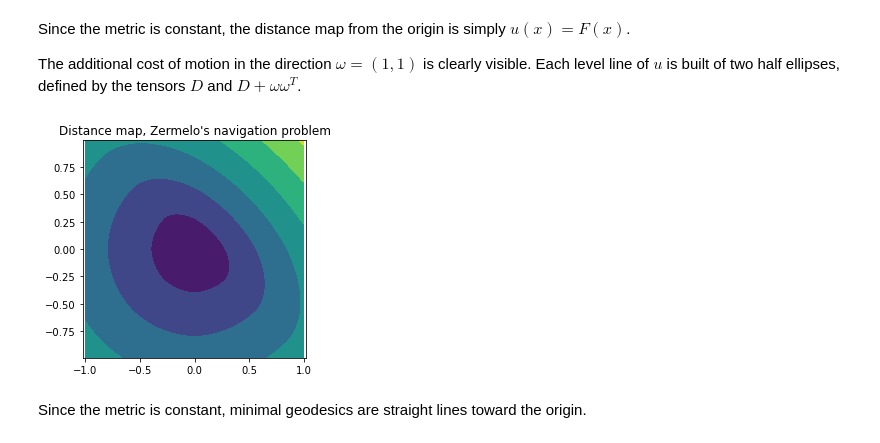
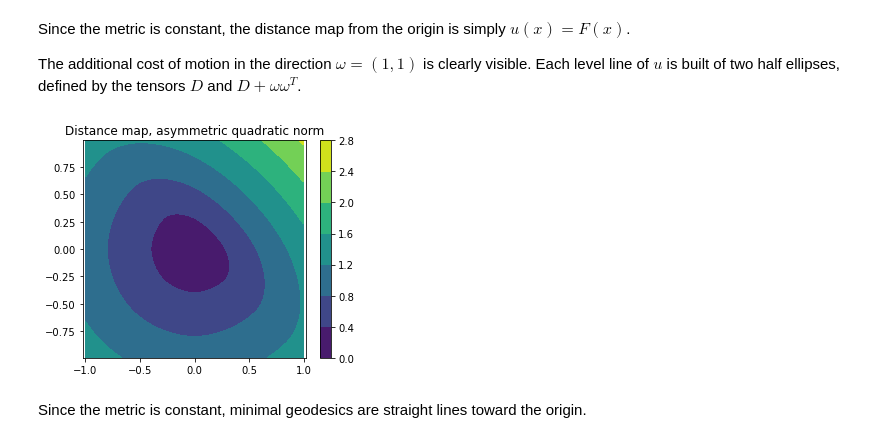
Before and after one commit to Mirebeau/AdaptiveGridDiscretizations, a Jupyter notebook: Notebooks_FMM/AsymmetricQuadratic.ipynb, the cells around one changed output. Cells and saved outputs as stored; diff of their text form; code cells hidden in the pictures.

```diff
--- a/Notebooks_FMM/AsymmetricQuadratic.ipynb
+++ b/Notebooks_FMM/AsymmetricQuadratic.ipynb
@@ -109,10 +127,11 @@ Since the metric is constant, the distance map  from the origin is simply $u(x)
 The additional cost of motion in the direction $\omega = (1,1)$ is clearly visible.
 Each level line of $u$ is built of two half ellipses, defined by the tensors $D$ and $D+\omega \omega^T$.
 # %%
-plt.figure(figsize=[4,4]); plt.title('Distance map, Zermelo\'s navigation problem'); plt.axis('equal');
+plt.figure(figsize=[5,4]); plt.title('Distance map, asymmetric quadratic norm'); plt.axis('equal');
 plt.contourf(X,Y,hfmOut['values']);
+plt.colorbar();
 # %% [output]
-[figure, old version]
+[figure, new version]
 # %% [markdown]
 Since the metric is constant, minimal geodesics are straight lines toward the origin.
 # %%
```
Also changed, not shown: parts of 2 cells of this notebook, 3 other files.
